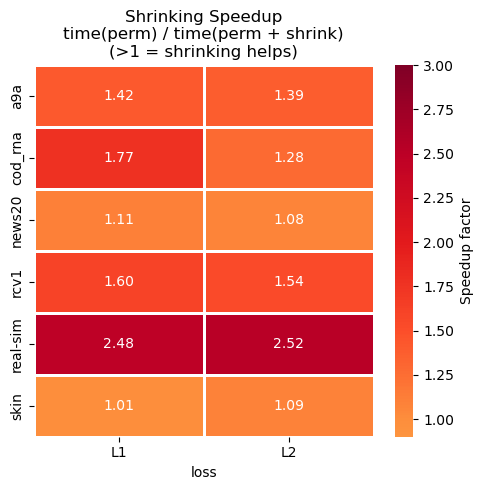
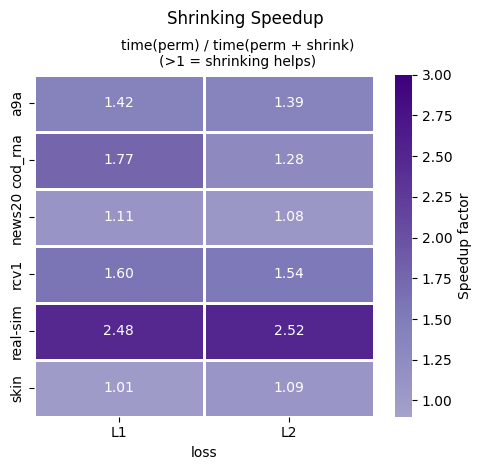
The change to this notebook cell's code, shown as a diff; its figure went from the first image to the second:
--- before
+++ after
@@ -1,3 +1,4 @@
 rows = []
+
 for loss in ['L1', 'L2']:
     perm = phase1[phase1['method'] == f'DCD_{loss}_perm'].groupby('dataset')['time_s'].mean()
@@ -9,8 +10,10 @@
 
 fig, ax = plt.subplots(figsize=(5, 5))
-sns.heatmap(pivot, annot=True, fmt='.2f', cmap='YlOrRd', center=1.0,
+sns.heatmap(pivot, annot=True, fmt='.2f', cmap='Purples', center=1.0,
             linewidths=1, ax=ax, cbar_kws={'label': 'Speedup factor'},
             vmin=0.9, vmax=3.0)
-ax.set_title('Shrinking Speedup\ntime(perm) / time(perm + shrink)\n(>1 = shrinking helps)')
+
+plt.suptitle('Shrinking Speedup', y=0.93)
+ax.set_title('\ntime(perm) / time(perm + shrink)\n(>1 = shrinking helps)', x=0.6, fontsize=10)
 ax.set_ylabel('')
 fig.tight_layout()

Commit: visualisations update